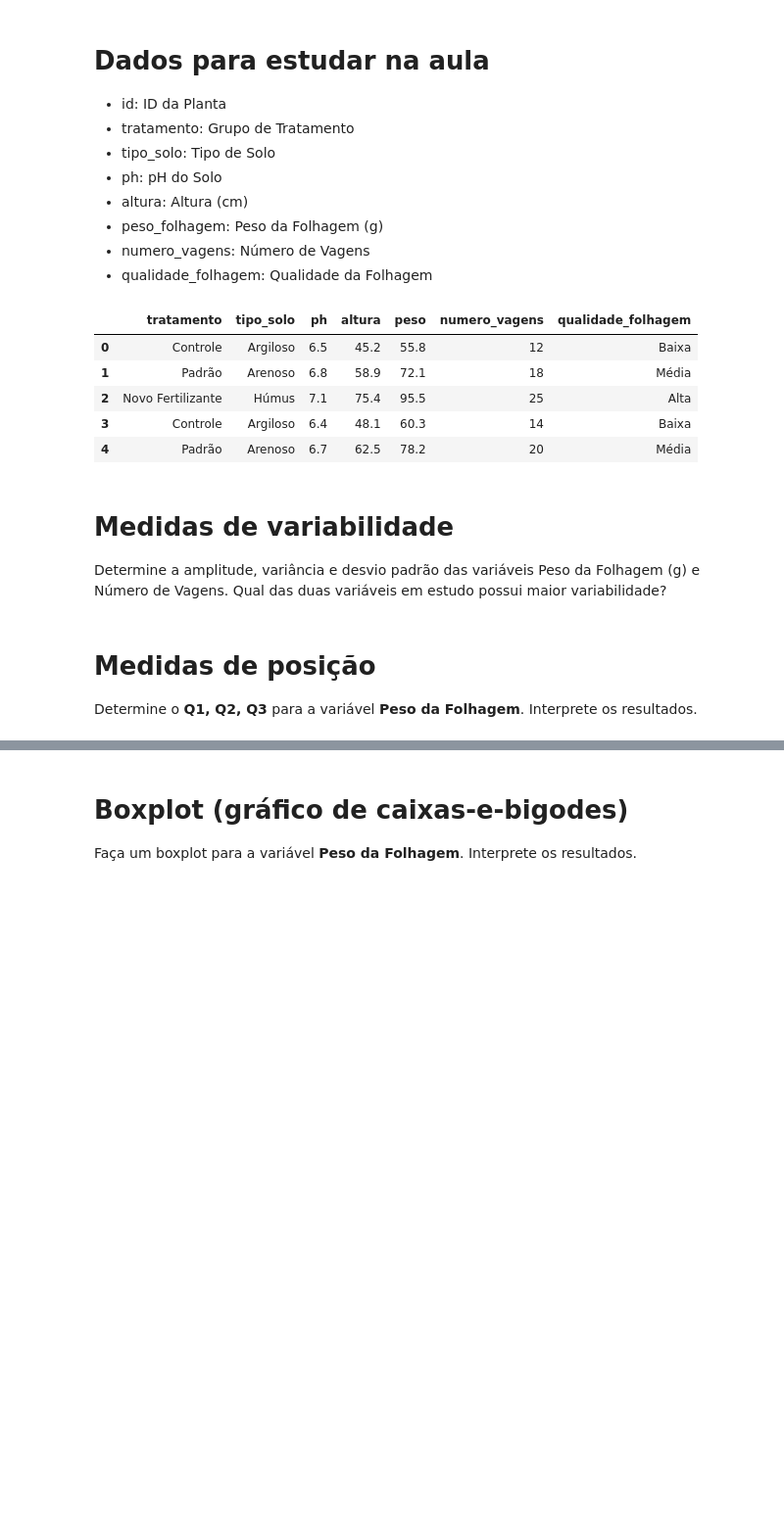
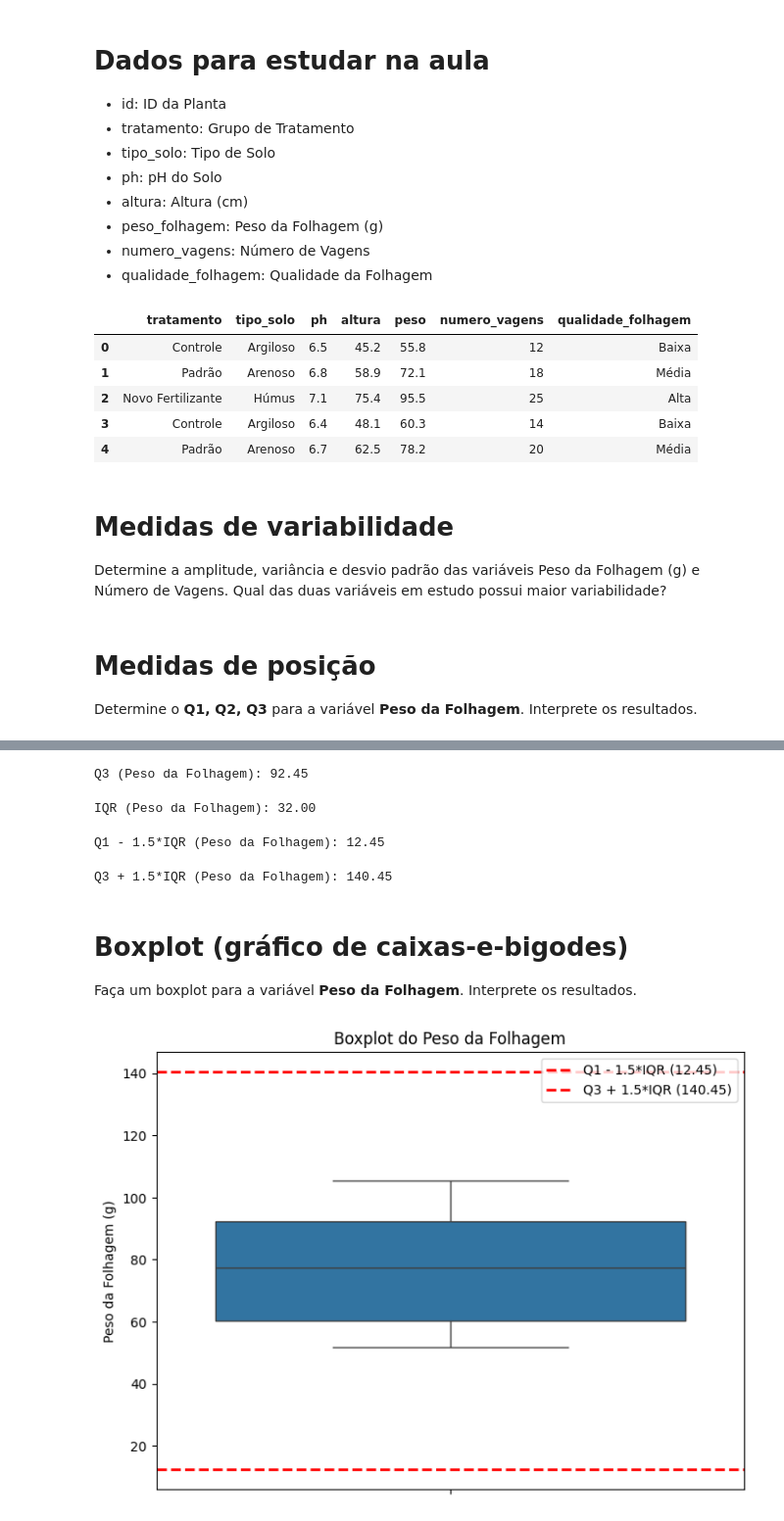
Before and after one commit to clobos/Bioestatistica_ESALQ_Python_2025, a Jupyter notebook: Aula03_Bioestatistica.ipynb, the cells around one changed output, grey strips where cells are left out. Shown at 98% size. Cells and saved outputs as stored; diff of their text form; code cells hidden in the pictures; blank space fills up the shorter version.

```diff
--- a/Aula03_Bioestatistica.ipynb
+++ b/Aula03_Bioestatistica.ipynb
@@ -232,4 +224,45 @@ Determine o **Q1, Q2, Q3** para a variável **Peso da Folhagem**. Interprete os
+# %%
+# Q3
+q3_peso = dados_csv['peso'].quantile(0.75)
+print(f"Q3 (Peso da Folhagem): {q3_peso:.2f}")
+# %% [output]
+Q3 (Peso da Folhagem): 92.45
+# %%
+# IQR
+IQR = q3_peso - q1_peso
+print(f"IQR (Peso da Folhagem): {IQR:.2f}")
+# %% [output]
+IQR (Peso da Folhagem): 32.00
+# %%
+# Q1 - 1.5*IQR
+q1_peso_min = q1_peso - 1.5*IQR
+print(f"Q1 - 1.5*IQR (Peso da Folhagem): {q1_peso_min:.2f}")
+# %% [output]
+Q1 - 1.5*IQR (Peso da Folhagem): 12.45
+# %%
+# Q3 + 1.5*IQR
+q3_peso_max = q3_peso + 1.5*IQR
+print(f"Q3 + 1.5*IQR (Peso da Folhagem): {q3_peso_max:.2f}")
+# %% [output]
+Q3 + 1.5*IQR (Peso da Folhagem): 140.45
 # %% [markdown]
 # Boxplot (gráfico de caixas-e-bigodes)
 
 Faça um boxplot para a variável **Peso da Folhagem**. Interprete os resultados.
+# %%
+import matplotlib.pyplot as plt
+import seaborn as sns
+
+plt.figure(figsize=(8, 6))
+ax = sns.boxplot(y=dados_csv['peso'])
+plt.title('Boxplot do Peso da Folhagem')
+plt.ylabel('Peso da Folhagem (g)')
+
+# Adicionar linhas tracejadas para q1_peso_min e q3_peso_max
+ax.axhline(q1_peso_min, color='red', linestyle='--', linewidth=2, label=f'Q1 - 1.5*IQR ({q1_peso_min:.2f})')
+ax.axhline(q3_peso_max, color='red', linestyle='--', linewidth=2, label=f'Q3 + 1.5*IQR ({q3_peso_max:.2f})')
+ax.legend()
+
+plt.show()
+# %% [output]
+[figure, added]
```
Also changed, not shown: parts of 17 cells of this notebook.
